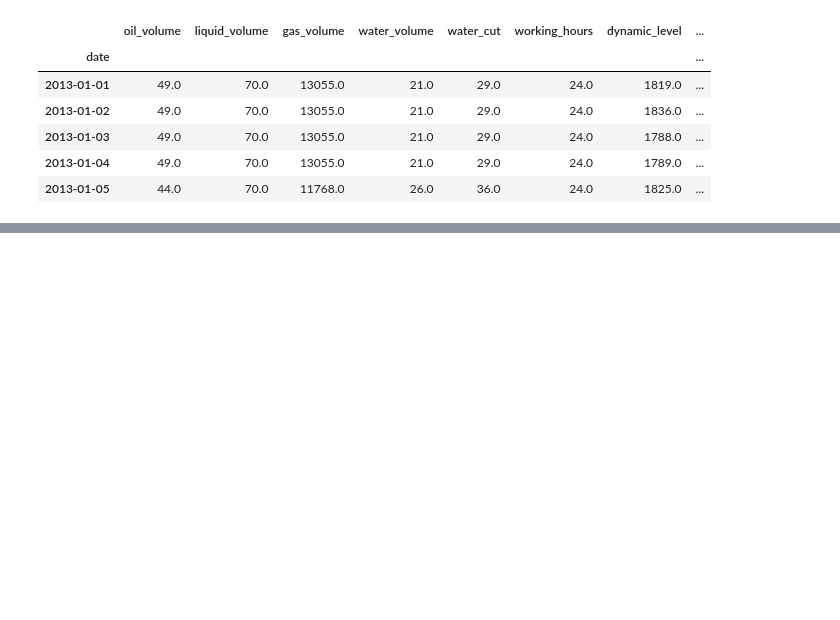
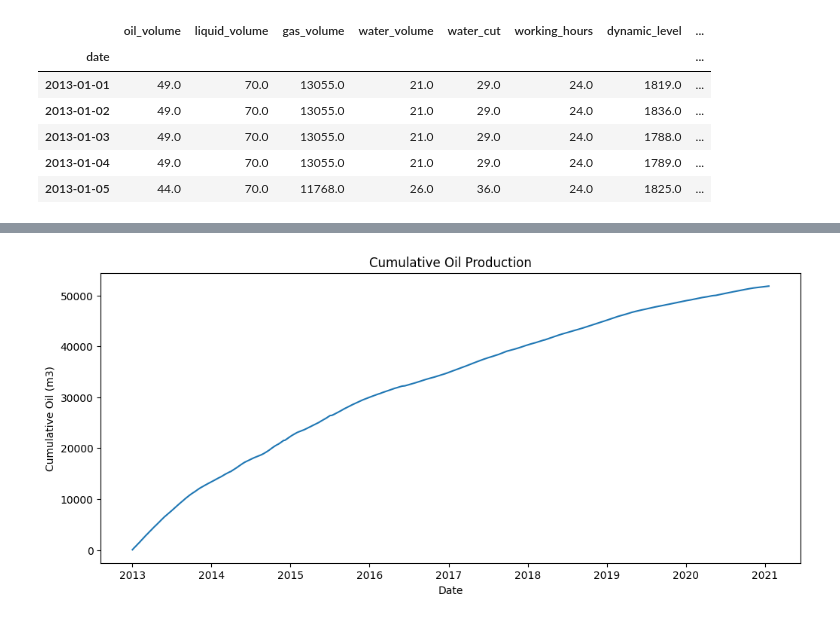
Before and after one commit to Jofregf/oil-well-production-analysis, a Jupyter notebook: notebooks/04_decline_curve_analysis.ipynb, the cells around one changed output, grey strips where cells are left out. Drawn from its saved outputs; the diff is of its cells as text; code cells hidden in the pictures; blank space fills up the shorter version.

```diff
--- a/notebooks/04_decline_curve_analysis.ipynb
+++ b/notebooks/04_decline_curve_analysis.ipynb
@@ -24,0 +155,16 @@ def exp_decline(t, qi, D):
+# %%
+cumulative_production = np.cumsum(q)
+
+plt.figure(figsize=(12,5))
+
+plt.plot(df.index, cumulative_production)
+
+plt.title("Cumulative Oil Production")
+plt.xlabel("Date")
+plt.ylabel("Cumulative Oil (m3)")
+
+plt.savefig("../outputs/figures/cumulative_oil_production.png")
+
+plt.show()
+# %% [output]
+[figure, added]
```
Also changed, not shown: parts of 35 cells of this notebook, 7 other files.
